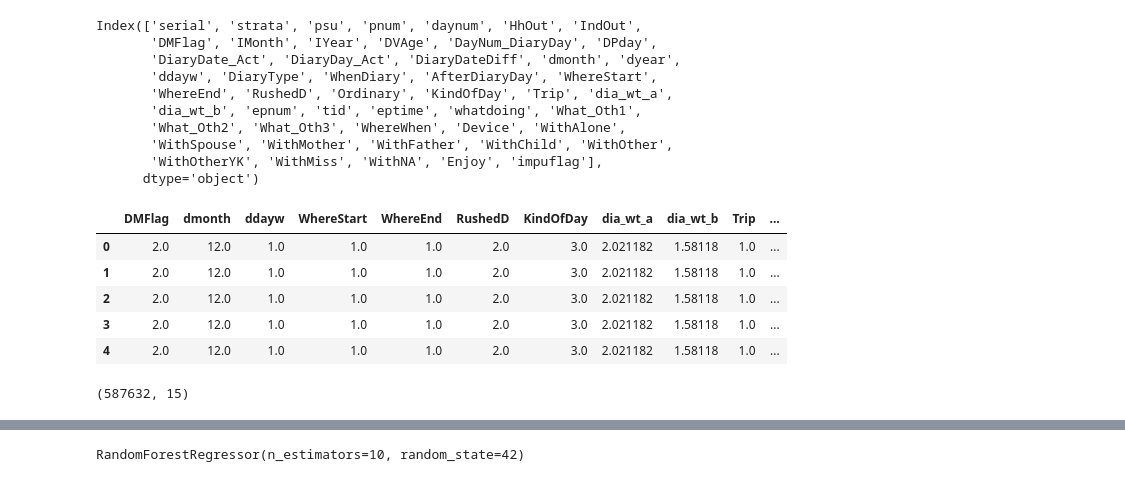
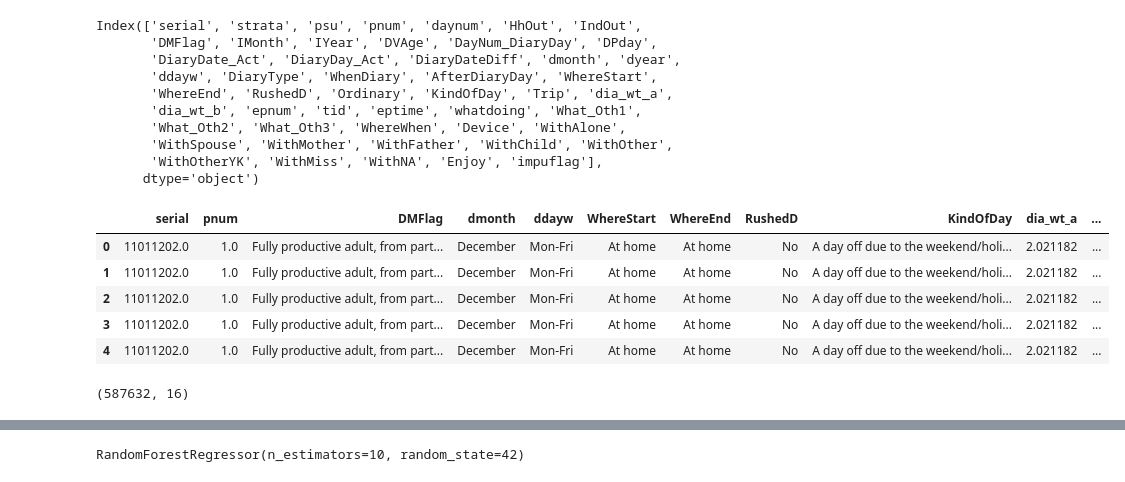
Before and after one commit to roshan-pandey/synthetic-data-gen, a Jupyter notebook: src/data-manipulation.ipynb, the cells around one changed output, grey strips where cells are left out. Saved outputs shown, nothing was run; the diff lists cells and outputs as text; code cells hidden in the pictures.

```diff
--- a/src/data-manipulation.ipynb
+++ b/src/data-manipulation.ipynb
@@ -6,3 +7,6 @@ import seaborn as sns
 # %%
 pd.set_option('display.max_columns', None)
+# %%
+long_pdf = pd.read_spss('../data/uktus15_diary_ep_long.sav')
+individual_pdf = pd.read_csv('../data/uktus15_individual_new.csv')
 # %%
@@ -26,19 +30,19 @@ Index(['serial', 'strata', 'psu', 'pnum', 'daynum', 'HhOut', 'IndOut',
        'WithOtherYK', 'WithMiss', 'WithNA', 'Enjoy', 'impuflag'],
       dtype='object')
 # %%
-long_cols = ['DMFlag', 'dmonth', 'ddayw', 'WhereStart', 'WhereEnd', 'RushedD', 'KindOfDay', 'dia_wt_a', 'dia_wt_b', 'Trip', 'tid', 'Device', 'WhereWhen', 'whatdoing', 'eptime']
+long_cols = ['serial', 'pnum', 'DMFlag', 'dmonth', 'ddayw', 'WhereStart', 'WhereEnd', 'RushedD', 'KindOfDay', 'dia_wt_a', 'Trip', 'tid', 'Device', 'WhereWhen', 'whatdoing', 'eptime']
 
-long = long_df.loc[:,long_cols]
+long_df = long_pdf.loc[:,long_cols]
 # %%
-long.head()
+long_df.head()
 # %% [output]
-|  | DMFlag | dmonth | ddayw | WhereStart | WhereEnd | RushedD | KindOfDay | dia_wt_a | dia_wt_b | Trip | ... |
-| 0 | 2.0 | 12.0 | 1.0 | 1.0 | 1.0 | 2.0 | 3.0 | 2.021182 | 1.58118 | 1.0 | ... |
-| 1 | 2.0 | 12.0 | 1.0 | 1.0 | 1.0 | 2.0 | 3.0 | 2.021182 | 1.58118 | 1.0 | ... |
-| 2 | 2.0 | 12.0 | 1.0 | 1.0 | 1.0 | 2.0 | 3.0 | 2.021182 | 1.58118 | 1.0 | ... |
-| 3 | 2.0 | 12.0 | 1.0 | 1.0 | 1.0 | 2.0 | 3.0 | 2.021182 | 1.58118 | 1.0 | ... |
-| 4 | 2.0 | 12.0 | 1.0 | 1.0 | 1.0 | 2.0 | 3.0 | 2.021182 | 1.58118 | 1.0 | ... |
+|  | serial | pnum | DMFlag | dmonth | ddayw | WhereStart | WhereEnd | RushedD | KindOfDay | dia_wt_a | ... |
+| 0 | 11011202.0 | 1.0 | Fully productive adult, from part... | December | Mon-Fri | At home | At home | No | A day off due to the weekend/holi... | 2.021182 | ... |
+| 1 | 11011202.0 | 1.0 | Fully productive adult, from part... | December | Mon-Fri | At home | At home | No | A day off due to the weekend/holi... | 2.021182 | ... |
+| 2 | 11011202.0 | 1.0 | Fully productive adult, from part... | December | Mon-Fri | At home | At home | No | A day off due to the weekend/holi... | 2.021182 | ... |
+| 3 | 11011202.0 | 1.0 | Fully productive adult, from part... | December | Mon-Fri | At home | At home | No | A day off due to the weekend/holi... | 2.021182 | ... |
+| 4 | 11011202.0 | 1.0 | Fully productive adult, from part... | December | Mon-Fri | At home | At home | No | A day off due to the weekend/holi... | 2.021182 | ... |
 # %%
-long.shape
+long_df.shape
 # %% [output]
-(587632, 15)
+(587632, 16)
```
Also changed, not shown: parts of 37 cells of this notebook.
